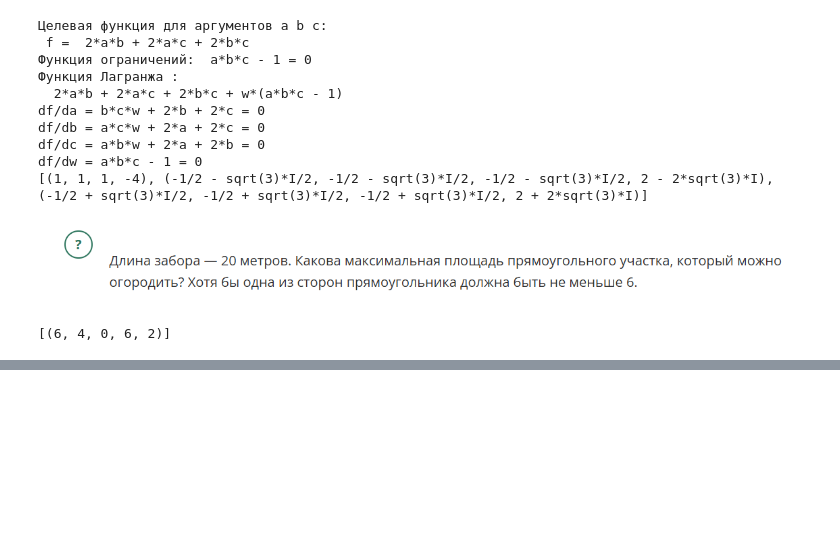
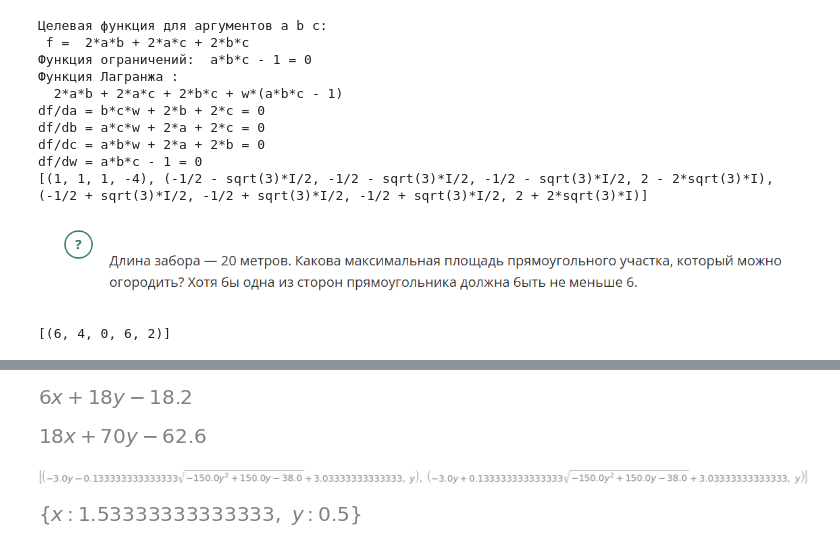
Before and after one commit to ret4ed/Sf_DS_game_1, a Jupyter notebook: Skillfactory/MATH&ML-5_Математический анализ в контексте задачи оптимизации. Часть 2/Математический анализ 2.ipynb, the cells around one changed output, grey strips where cells are left out. Cells and saved outputs as stored; diff of their text form; code cells hidden in the pictures; blank space fills up the shorter version.

```diff
--- a/Skillfactory/MATH&ML-5_Математический анализ в контексте задачи оптимизации. Часть 2/Математический анализ 2.ipynb
+++ b/Skillfactory/MATH&ML-5_Математический анализ в контексте задачи оптимизации. Часть 2/Математический анализ 2.ipynb
@@ -330,0 +384,25 @@ print(solution)
+# %%
+from sympy import symbols, diff, Eq
+
+x,y = symbols('x y')
+
+L = (2.1-x-y)**2 + (2.9-x-3*y)**2 + (4.1-x-5*y)**2
+
+L_x = diff(L, x)
+L_y = diff(L, y)
+display(L_x, L_y)
+
+eqL = Eq(L, 0)
+solL = solve(eqL, [x,y])
+display(solL)
+
+eq1 = Eq(L_x, 0)
+eq2 = Eq(L_y, 0)
+
+sol = solve([eq1, eq2], [x, y])
+display(sol)
+# %% [output]
+[figure, added]
+[figure, added]
+[figure, added]
+[figure, added]
```
Also changed, not shown: parts of 16 cells of this notebook.
